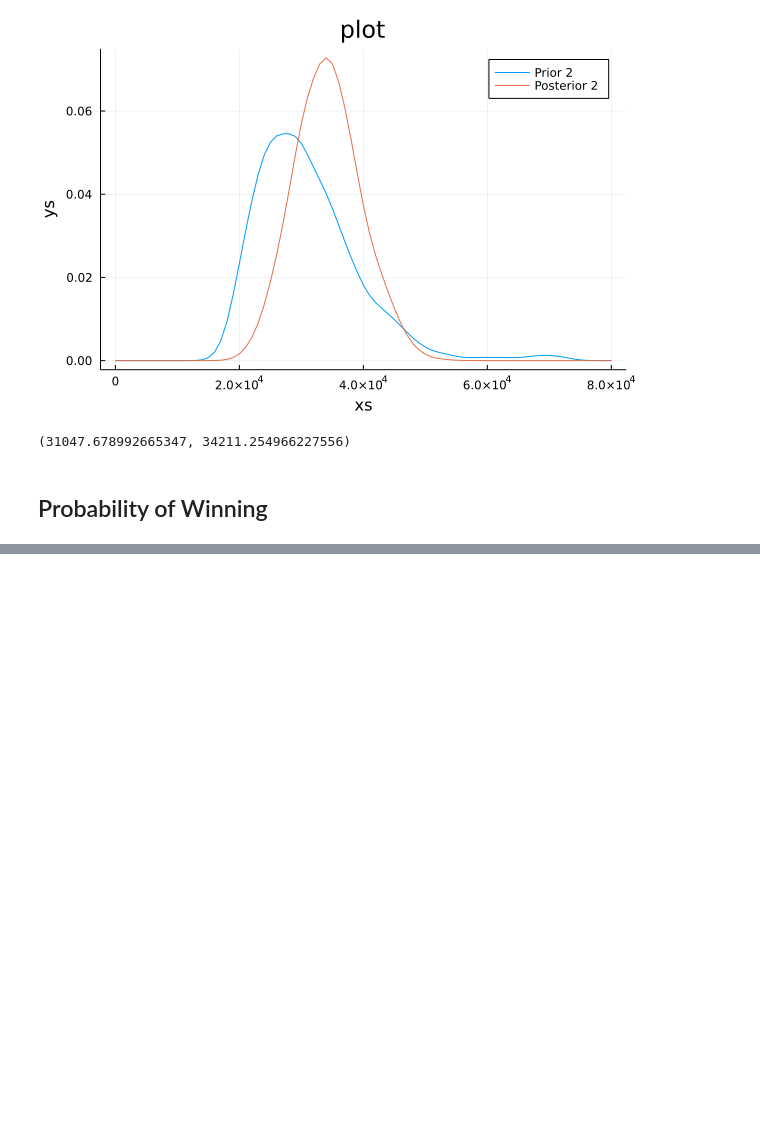
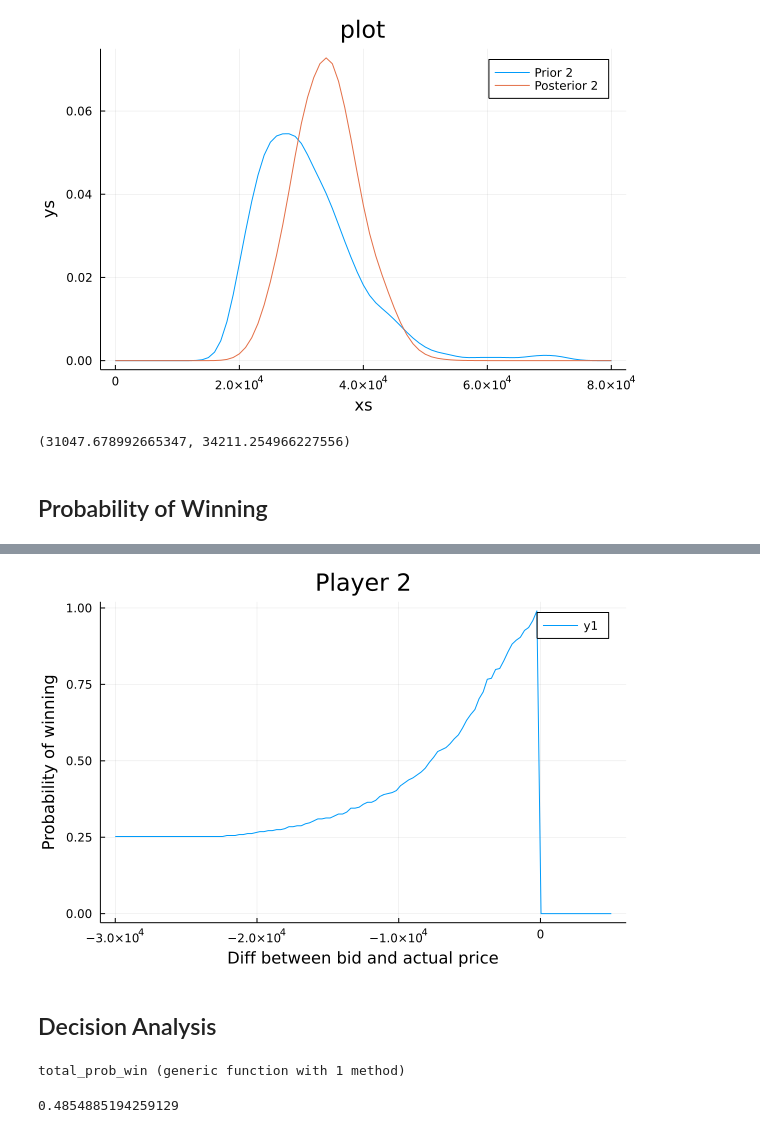
Before and after one commit to bwanab/ThinkBayes.jl, a Jupyter notebook: notebooks/think_bayes_in_julia_chapter_9.ipynb, the cells around one changed output, grey strips where cells are left out. Saved outputs shown, nothing was run; the diff lists cells and outputs as text; code cells hidden in the pictures; blank space fills up the shorter version.

```diff
--- a/notebooks/think_bayes_in_julia_chapter_9.ipynb
+++ b/notebooks/think_bayes_in_julia_chapter_9.ipynb
@@ -144,0 +194,17 @@ mean(prior2), mean(posterior2)
+# %%
+xs = LinRange(-30000, 5000, 121)
+ys = [compute_prob_win(x, sample_diff1) for x in xs];
+# %%
+plot(xs, ys, xaxis=("Diff between bid and actual price"), yaxis=("Probability of winning"), plot_title="Player 2")
+# %% [output]
+[figure, added]
+# %% [markdown]
+## Decision Analysis
+# %%
+total_prob_win(bid, posterior, sample_diff) = sum([prob * compute_prob_win(bid - price, sample_diff) for (price,prob) in items(posterior)])
+# %% [output]
+total_prob_win (generic function with 1 method)
+# %%
+total_prob_win(25000, posterior1, sample_diff2)
+# %% [output]
+0.4854885194259129
```
Also changed, not shown: parts of 48 cells of this notebook, 1 other file.
